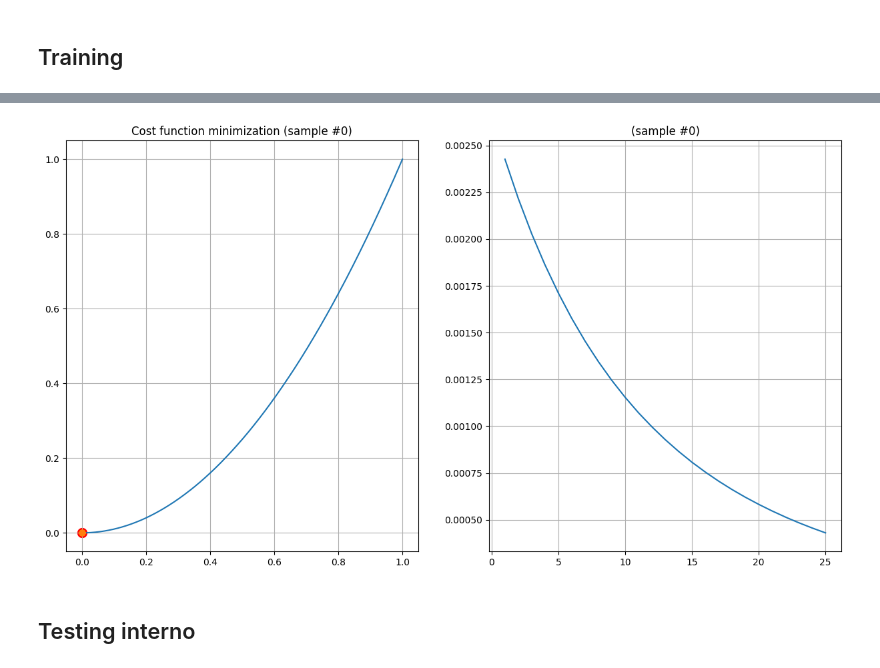
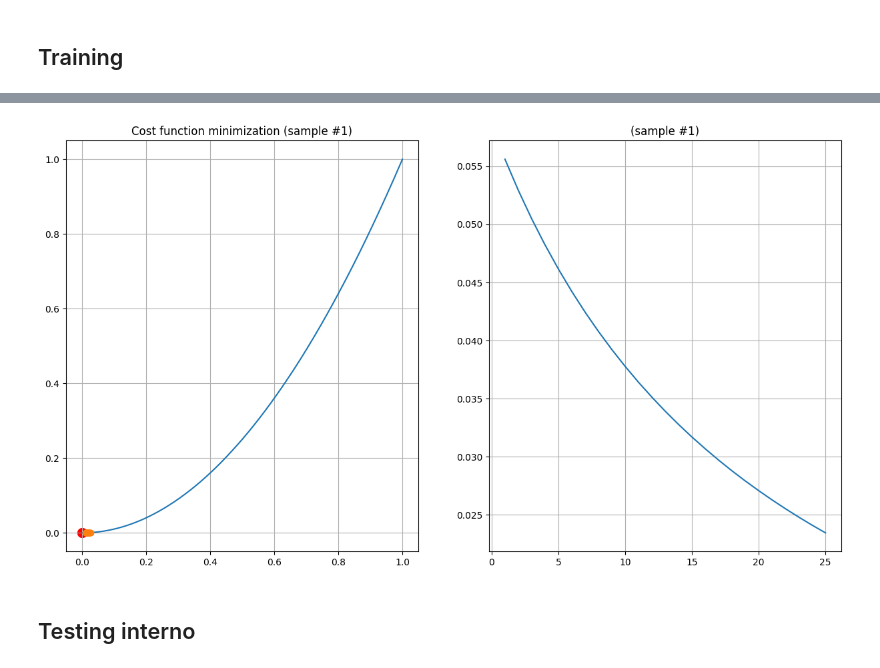
Before and after one commit to Finardi-FS/Neural-Shrimps, a Jupyter notebook: Neural_Network/NN_TrafficProject.ipynb, the cells around one changed output, grey strips where cells are left out. Cells and saved outputs as stored; diff of their text form; code cells hidden in the pictures.

```diff
--- a/Neural_Network/NN_TrafficProject.ipynb
+++ b/Neural_Network/NN_TrafficProject.ipynb
@@ -195,9 +195,9 @@ NN.plt_epochs(results = results, idx_sample = 0)
 # %%
 # Per allenare ulteriormente
 results = NN.training(weights, inputs, correct_outputs, epochs, LR)
-NN.plt_epochs(results = results, idx_sample = 0)
+NN.plt_epochs(results = results, idx_sample = 1)
 # %% [output]
-[figure, old version]
+[figure, new version]
 # %% [markdown]
 ## Testing interno
 # %%
```
Also changed, not shown: parts of 2 cells of this notebook.
